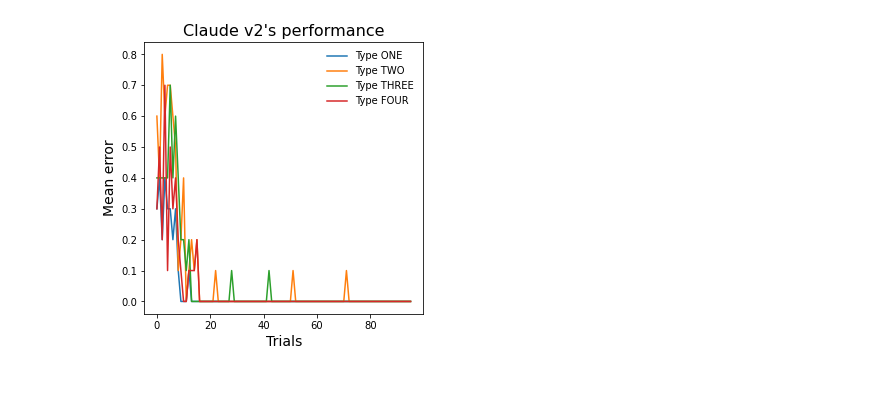
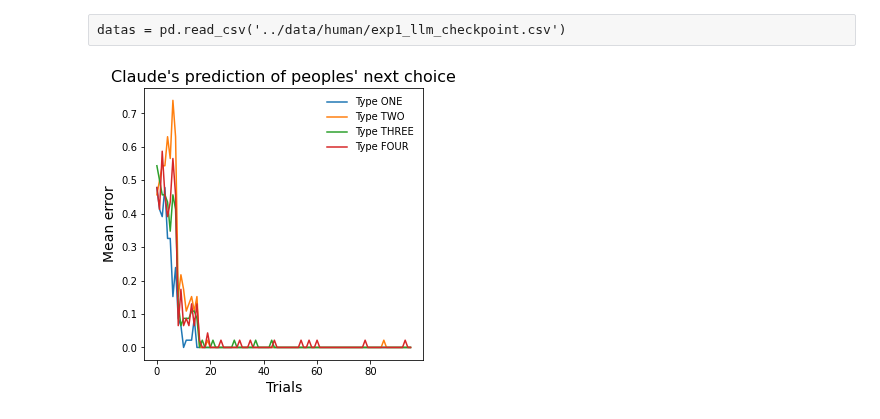
Before and after one commit to akjagadish/vanilla-llama, a Jupyter notebook: categorisation/notebooks/llm_categorisation.ipynb, the cells around one changed output. Cells and saved outputs as stored; diff of their text form; code cells hidden in the pictures; blank space fills up the shorter version.

```diff
--- a/categorisation/notebooks/llm_categorisation.ipynb
+++ b/categorisation/notebooks/llm_categorisation.ipynb
@@ -14,0 +11,5 @@ datas[datas.condition==cond]
+# %%
+datas = pd.read_csv('../data/human/exp1llm_choiceshuman2.csv')
+# %%
+categories = {'j': 'A', 'f': 'B'}
+datas['human_category']=datas['choice'].map(categories)
@@ -15,20 +48,27 @@ datas[datas.condition==cond]
+# %% [raw]
+datas = pd.read_csv('../data/human/exp1_llm_checkpoint.csv')
 # %%
-correct = np.ones((4, 10, 96))
+num_participants = 46
+correct = np.ones((4, num_participants, 96))
+human_correct = np.ones((4, num_participants, 96))
 
-for participant_id  in range(10):#= 4
+for participant_id  in range(num_participants):#= 4
     for cond in datas.condition.unique(): #datas.condition.nunique()):
         data = datas[datas.condition==cond]
         correct_trials = data[data.participant==participant_id].llm_category.values==data[data.participant==participant_id].true_category.values
         correct[cond-1, participant_id,:len(correct_trials)] = correct_trials
+
+        human_correct_trials = data[data.participant==participant_id].human_category.values==data[data.participant==participant_id].true_category.values
+        human_correct[cond-1, participant_id,:len(correct_trials)] = human_correct_trials
         #plt.plot(data[data.participant==participant_id].llm_category.values==data[data.participant==participant_id].true_category.values)
 # %%
 plt.figure(figsize=(5,5))
 for cond in range(datas.condition.nunique()):
     plt.plot(1-correct[cond].mean(0), label = ["Type ONE", "Type TWO", "Type THREE", "Type FOUR"][cond])
-plt.title("Claude v2's performance", fontsize=16)
+plt.title("Claude's prediction of peoples' next choice", fontsize=16)
 plt.xlabel("Trials", fontsize=14)
 plt.ylabel("Mean error", fontsize=14)
 plt.legend(frameon=False)#, fontsize=14)
 plt.show()
 # %% [output]
-[figure, old version]
+[figure, new version]
```
Also changed, not shown: parts of 5 cells of this notebook, 1 other file.
